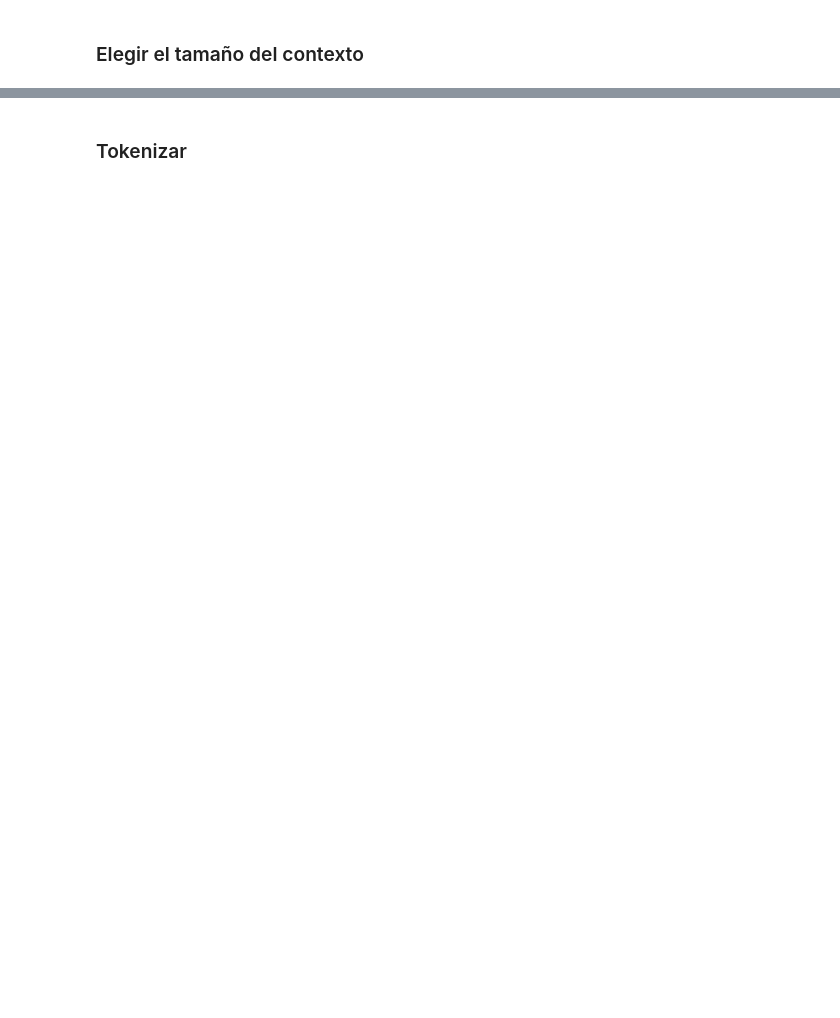
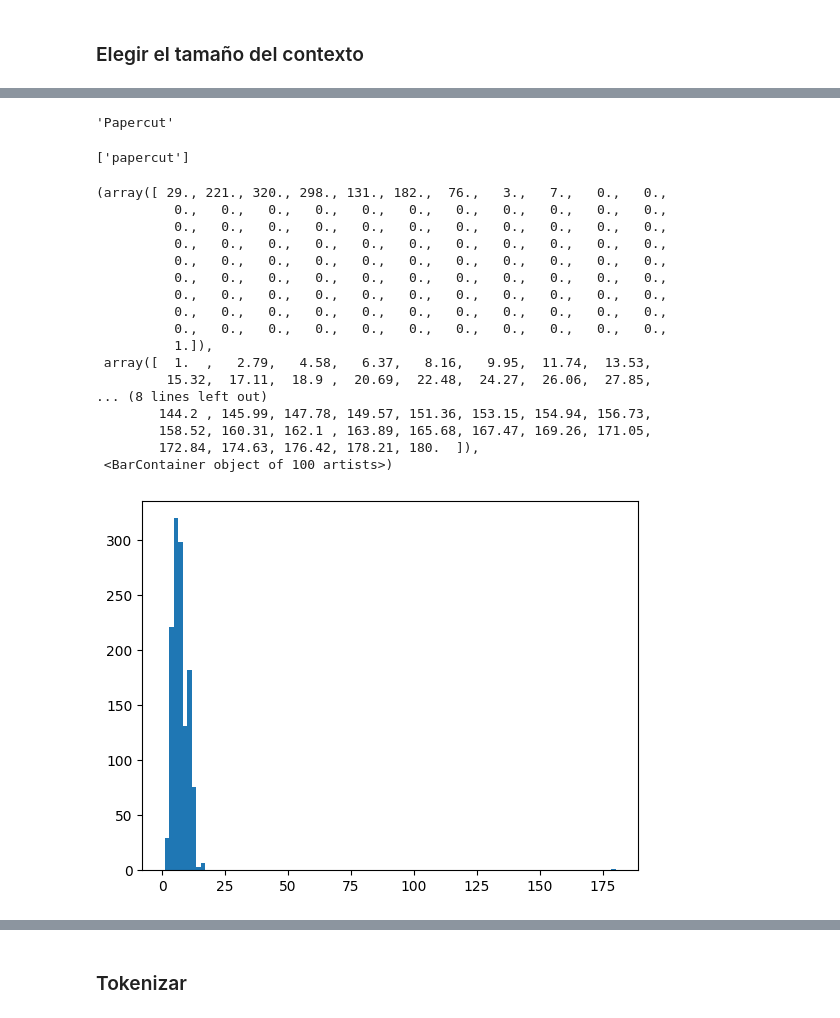
Before and after one commit to Vic-bit/procesamiento_lenguaje_natural, a Jupyter notebook: clase_3/ejercicios/3_modelo_lenguaje_word.ipynb, the cells around one changed output, grey strips where cells are left out. Drawn from its saved outputs; the diff is of its cells as text; code cells hidden in the pictures; blank space fills up the shorter version.

Commit message:
Desafío 3, dataset

```diff
--- a/clase_3/ejercicios/3_modelo_lenguaje_word.ipynb
+++ b/clase_3/ejercicios/3_modelo_lenguaje_word.ipynb
@@ -55,3 +55,10 @@ os.listdir("./songs_dataset/")
 # Armar el dataset utilizando salto de línea para separar las oraciones/docs
 df = pd.read_csv('songs_dataset/beatles.txt', sep='/n', header=None)
 df.head()
+# %%
+# Se guarda el corpus en el repositorio de mi github y se obtiene la URL del mismo
+url = "https://raw.githubusercontent.com/Vic-bit/procesamiento_lenguaje_natural/main/clase_2/ejercicios/LP_lyrics.txt"
+
+# Armar el dataset utilizando salto de línea para separar las oraciones/docs
+df = pd.read_csv(url, sep='/n', header=None)
+df.head()
@@ -81,11 +115,34 @@ text
 segmented_sentences = [text_to_word_sequence(sentence) for sentence in text]
 # %%
 text[0]
+# %% [output]
+'Papercut'
 # %%
 segmented_sentences[0]
+# %% [output]
+['papercut']
 # %%
 # calculamos la longitud de cada secuencia
 length_sentences = [len(sentence) for sentence in segmented_sentences]
 # %%
 # podemos ver su distribución
-plt.hist(length_sentences,bins=20)
+plt.hist(length_sentences,bins=100)
+# %% [output]
+(array([ 29., 221., 320., 298., 131., 182.,  76.,   3.,   7.,   0.,   0.,
+          0.,   0.,   0.,   0.,   0.,   0.,   0.,   0.,   0.,   0.,   0.,
+          0.,   0.,   0.,   0.,   0.,   0.,   0.,   0.,   0.,   0.,   0.,
+          0.,   0.,   0.,   0.,   0.,   0.,   0.,   0.,   0.,   0.,   0.,
+          0.,   0.,   0.,   0.,   0.,   0.,   0.,   0.,   0.,   0.,   0.,
+          0.,   0.,   0.,   0.,   0.,   0.,   0.,   0.,   0.,   0.,   0.,
+          0.,   0.,   0.,   0.,   0.,   0.,   0.,   0.,   0.,   0.,   0.,
+          0.,   0.,   0.,   0.,   0.,   0.,   0.,   0.,   0.,   0.,   0.,
+          0.,   0.,   0.,   0.,   0.,   0.,   0.,   0.,   0.,   0.,   0.,
+          1.]),
+ array([  1.  ,   2.79,   4.58,   6.37,   8.16,   9.95,  11.74,  13.53,
+         15.32,  17.11,  18.9 ,  20.69,  22.48,  24.27,  26.06,  27.85,
+... (8 lines left out)
+        144.2 , 145.99, 147.78, 149.57, 151.36, 153.15, 154.94, 156.73,
+        158.52, 160.31, 162.1 , 163.89, 165.68, 167.47, 169.26, 171.05,
+        172.84, 174.63, 176.42, 178.21, 180.  ]),
+ <BarContainer object of 100 artists>)
+[figure, added]
```
Also changed, not shown: parts of 18 cells of this notebook, 1 other file.
